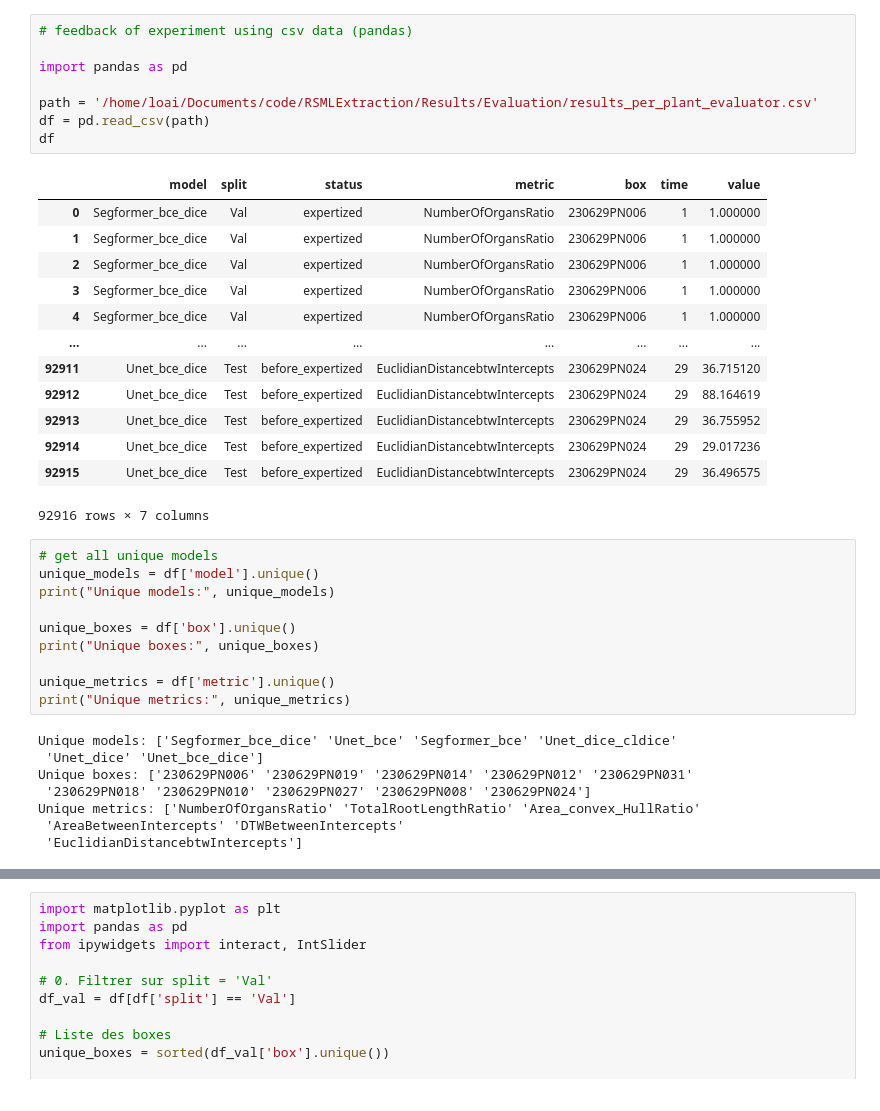
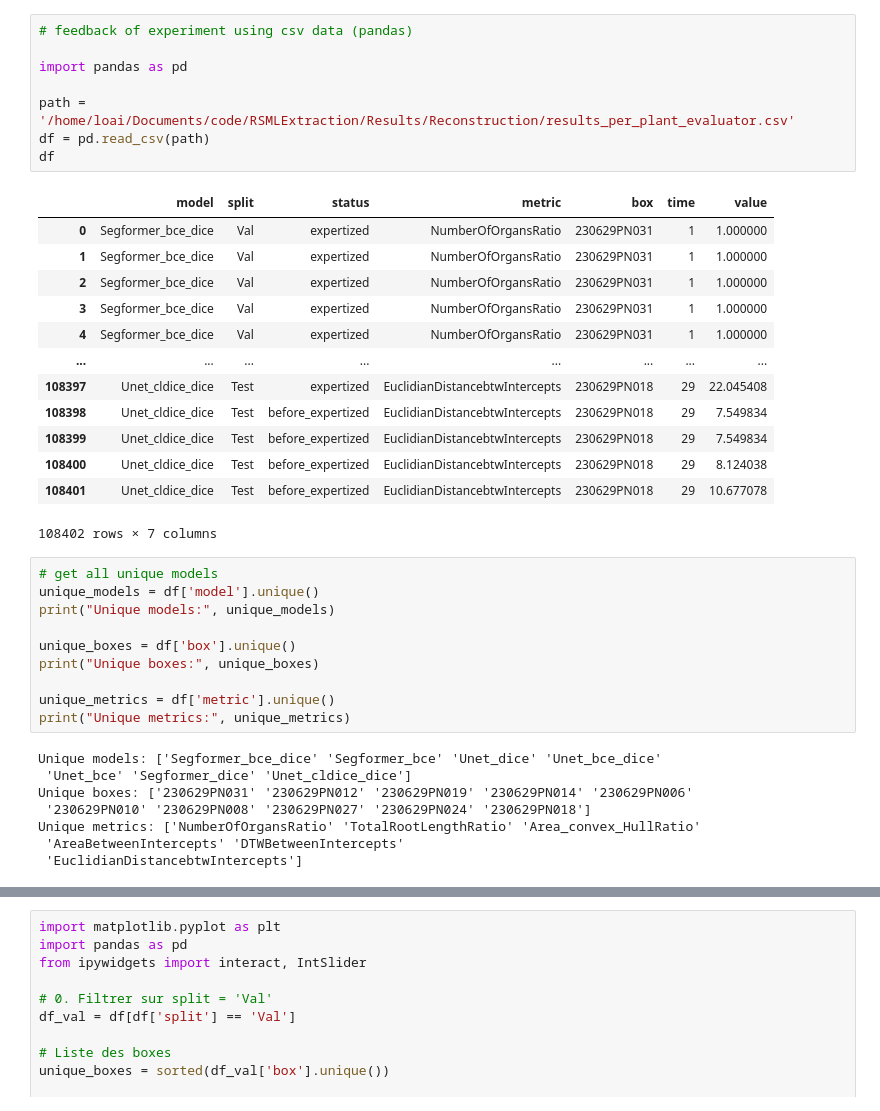
Before and after one commit to Money-eng/Benchmark_RST, a Jupyter notebook: Metric_par_plantes.ipynb, the cells around one changed output, grey strips where cells are left out. Cells and saved outputs as stored; diff of their text form.

```diff
--- a/Metric_par_plantes.ipynb
+++ b/Metric_par_plantes.ipynb
@@ -1,25 +1,25 @@
 # %%
 # feedback of experiment using csv data (pandas)
 
 import pandas as pd
 
-path = '/home/loai/Documents/code/RSMLExtraction/Results/Evaluation/results_per_plant_evaluator.csv'
+path = '/home/loai/Documents/code/RSMLExtraction/Results/Reconstruction/results_per_plant_evaluator.csv'
 df = pd.read_csv(path)
 df
 # %% [output]
 |  | model | split | status | metric | box | time | value |
-| 0 | Segformer_bce_dice | Val | expertized | NumberOfOrgansRatio | 230629PN006 | 1 | 1.000000 |
-| 1 | Segformer_bce_dice | Val | expertized | NumberOfOrgansRatio | 230629PN006 | 1 | 1.000000 |
-| 2 | Segformer_bce_dice | Val | expertized | NumberOfOrgansRatio | 230629PN006 | 1 | 1.000000 |
-| 3 | Segformer_bce_dice | Val | expertized | NumberOfOrgansRatio | 230629PN006 | 1 | 1.000000 |
-| 4 | Segformer_bce_dice | Val | expertized | NumberOfOrgansRatio | 230629PN006 | 1 | 1.000000 |
+| 0 | Segformer_bce_dice | Val | expertized | NumberOfOrgansRatio | 230629PN031 | 1 | 1.000000 |
+| 1 | Segformer_bce_dice | Val | expertized | NumberOfOrgansRatio | 230629PN031 | 1 | 1.000000 |
+| 2 | Segformer_bce_dice | Val | expertized | NumberOfOrgansRatio | 230629PN031 | 1 | 1.000000 |
+| 3 | Segformer_bce_dice | Val | expertized | NumberOfOrgansRatio | 230629PN031 | 1 | 1.000000 |
+| 4 | Segformer_bce_dice | Val | expertized | NumberOfOrgansRatio | 230629PN031 | 1 | 1.000000 |
 | ... | ... | ... | ... | ... | ... | ... | ... |
-| 92911 | Unet_bce_dice | Test | before_expertized | EuclidianDistancebtwIntercepts | 230629PN024 | 29 | 36.715120 |
-| 92912 | Unet_bce_dice | Test | before_expertized | EuclidianDistancebtwIntercepts | 230629PN024 | 29 | 88.164619 |
-| 92913 | Unet_bce_dice | Test | before_expertized | EuclidianDistancebtwIntercepts | 230629PN024 | 29 | 36.755952 |
-| 92914 | Unet_bce_dice | Test | before_expertized | EuclidianDistancebtwIntercepts | 230629PN024 | 29 | 29.017236 |
-| 92915 | Unet_bce_dice | Test | before_expertized | EuclidianDistancebtwIntercepts | 230629PN024 | 29 | 36.496575 |
+| 108397 | Unet_cldice_dice | Test | expertized | EuclidianDistancebtwIntercepts | 230629PN018 | 29 | 22.045408 |
+| 108398 | Unet_cldice_dice | Test | before_expertized | EuclidianDistancebtwIntercepts | 230629PN018 | 29 | 7.549834 |
+| 108399 | Unet_cldice_dice | Test | before_expertized | EuclidianDistancebtwIntercepts | 230629PN018 | 29 | 7.549834 |
+| 108400 | Unet_cldice_dice | Test | before_expertized | EuclidianDistancebtwIntercepts | 230629PN018 | 29 | 8.124038 |
+| 108401 | Unet_cldice_dice | Test | before_expertized | EuclidianDistancebtwIntercepts | 230629PN018 | 29 | 10.677078 |
-92916 rows × 7 columns
+108402 rows × 7 columns
 # %%
 # get all unique models
 unique_models = df['model'].unique()
@@ -31,10 +31,10 @@ print("Unique boxes:", unique_boxes)
 unique_metrics = df['metric'].unique()
 print("Unique metrics:", unique_metrics)
 # %% [output]
-Unique models: ['Segformer_bce_dice' 'Unet_bce' 'Segformer_bce' 'Unet_dice_cldice'
- 'Unet_dice' 'Unet_bce_dice']
-Unique boxes: ['230629PN006' '230629PN019' '230629PN014' '230629PN012' '230629PN031'
- '230629PN018' '230629PN010' '230629PN027' '230629PN008' '230629PN024']
+Unique models: ['Segformer_bce_dice' 'Segformer_bce' 'Unet_dice' 'Unet_bce_dice'
+ 'Unet_bce' 'Segformer_dice' 'Unet_cldice_dice']
+Unique boxes: ['230629PN031' '230629PN012' '230629PN019' '230629PN014' '230629PN006'
+ '230629PN010' '230629PN008' '230629PN027' '230629PN024' '230629PN018']
 Unique metrics: ['NumberOfOrgansRatio' 'TotalRootLengthRatio' 'Area_convex_HullRatio'
  'AreaBetweenIntercepts' 'DTWBetweenIntercepts'
  'EuclidianDistancebtwIntercepts']
```
Also changed, not shown: parts of 2 cells of this notebook, 17 other files.
